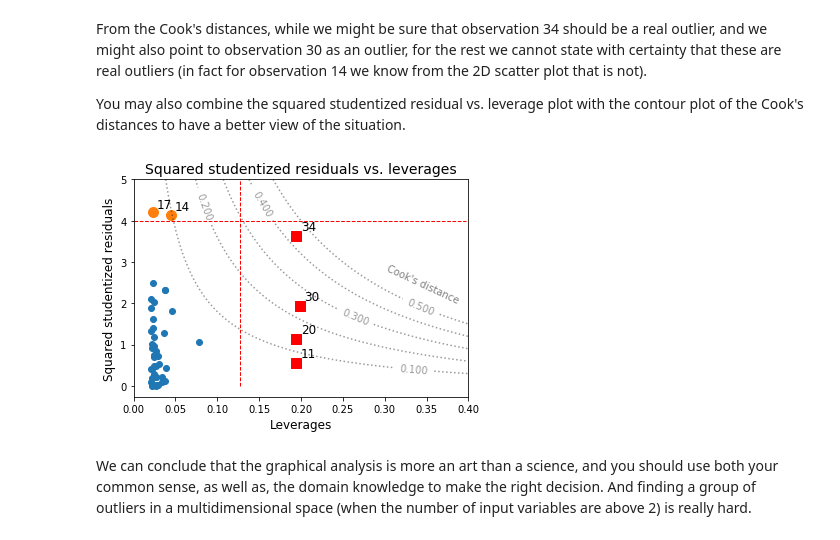
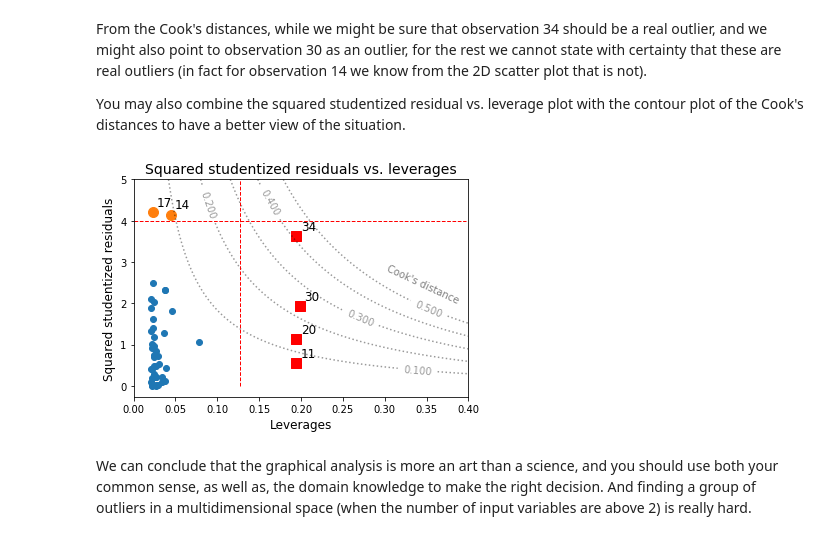
Before and after one commit to Gaushoki/Advanced-Machine-Learning, a Jupyter notebook: Vol1-LabExercises/Chapter3/Ch3-Ex3-OutlierDetection.ipynb, the cells around one changed output. Drawn from its saved outputs; the diff is of its cells as text; code cells hidden in the pictures.

Commit message:
Updated Cook's dist contour plot in Ex.3.3

```diff
--- a/Vol1-LabExercises/Chapter3/Ch3-Ex3-OutlierDetection.ipynb
+++ b/Vol1-LabExercises/Chapter3/Ch3-Ex3-OutlierDetection.ipynb
@@ -972,7 +972,7 @@ from matplotlib.patches import Ellipse
 N=np.array(dataStar['LogSurfTemp']).shape[0]
 X=np.array(dataStar['LogSurfTemp'])[:,np.newaxis]
 Xdot=np.insert(X,0,np.ones(N),axis=1)
-N,D=Xdot.shape
+N,D=X.shape
 y_=np.array(dataStar['LogLightIntensity'])[:,np.newaxis]
 w_=inv(Xdot.T@Xdot)@Xdot.T@y_
 
@@ -1177,29 +1177,28 @@ You may also combine the squared studentized residual vs. leverage plot with the
 # %%
 plt.scatter(h_,rstud_**2)
 plt.scatter(h_[idx_R],rstud_[idx_R]**2,s=100)
 for i in idx_R:
-    plt.annotate(i+1, (float(h_[i]),float(rstud_[i]**2)),(float(h_[i])+0.005,float(rstud_[i]**2)+0.1),fontsize=12)
+    plt.annotate(i+1, (float(h_[i]),float(rstud_[i]**2)),(float(h_[i])+0.005,float(rstud_[i]**2)+0.15),fontsize=12)
 plt.scatter(h_[idx_X],rstud_[idx_X]**2,s=100,c='r',marker='s')
 for i in idx_X:
     plt.annotate(i+1, (float(h_[i]),float(rstud_[i]**2)),(float(h_[i])+0.006,float(rstud_[i]**2)+0.15),fontsize=12)
 plt.plot([3*levAvg,3*levAvg],[0,5],'r--',lw=1)
 plt.plot([0,2*h_.max()],[4,4],'r--',lw=1)
 plt.xlabel('Leverages',fontsize=12)
 plt.ylabel('Squared studentized residuals',fontsize=12)
 plt.title("Squared studentized residuals vs. leverages",fontsize=14)
 
 # Adding contour plot of the Cook's distances
 x = np.linspace(0, 0.4, 100)
 y = np.linspace(0, 5, 100)
 X, Y = np.meshgrid(x, y)
-Z = X/(1-X)*Y/2
-CS=plt.contour(X, Y, Z, colors='black',levels=[0.1,0.2,0.3,0.4,0.5],\
-            locator=['0.1','0.2','0.3','0.4','0.5'],linestyles="dotted",alpha=0.4)
+Z = (N-D-1)/(Y+N-D-2)*Y/(D+1)*X/(1-X)
+CS=plt.contour(X, Y, Z, colors='black',levels=[0.1,0.2,0.3,0.4,0.5],linestyles="dotted",alpha=0.4)
 plt.clabel(CS)
 plt.text(0.3,2,"Cook's distance",rotation=-25,color='gray')
 plt.show()
 # %% [output]
-[figure, old version]
+[figure, new version]
 # %% [markdown]
 We can conclude that the graphical analysis is more an art than a science, and you should use both your common sense, as well as, the domain knowledge to make the right decision. And finding a group of outliers in a multidimensional space (when the number of input variables are above 2) is really hard.
 # %% [markdown]
```
Also changed, not shown: parts of 5 cells of this notebook.
